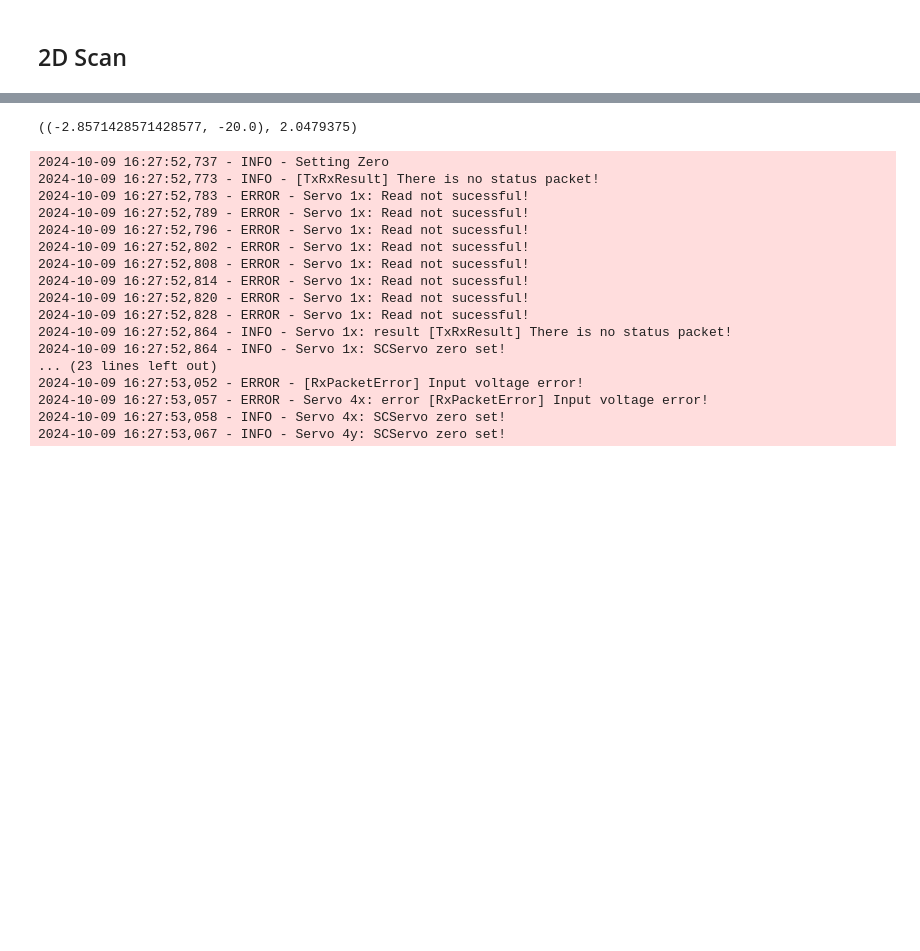
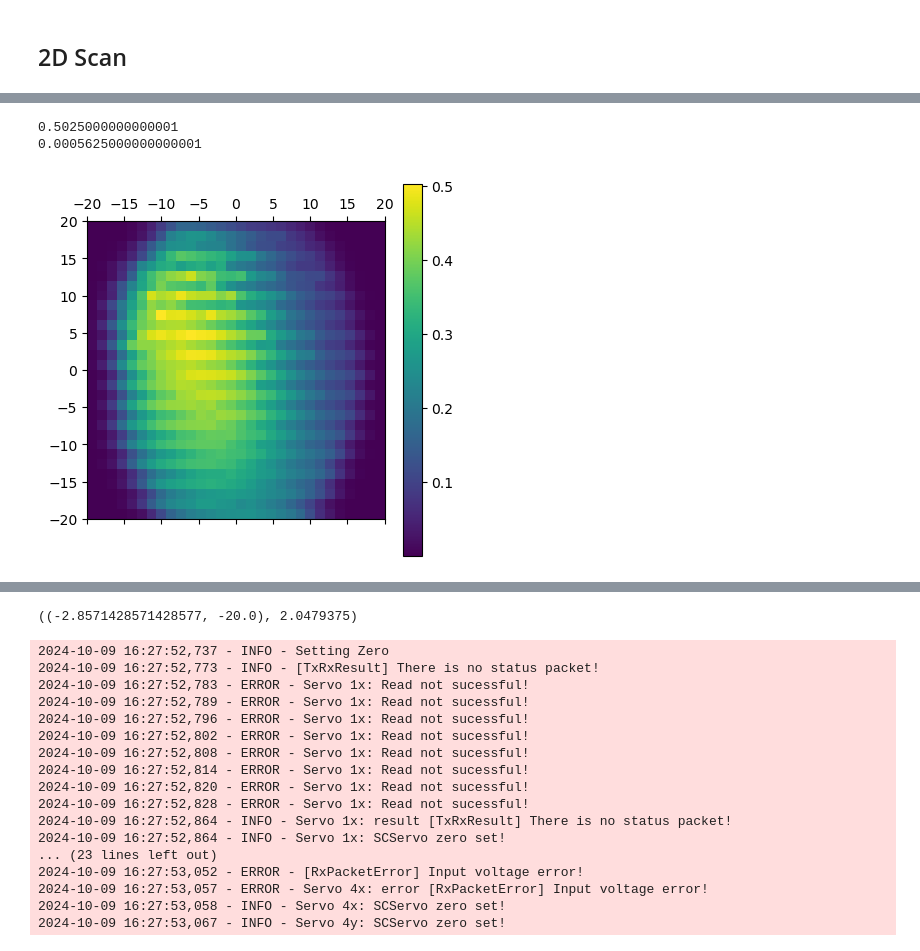
Before and after one commit to Stockholm254/servotest, a Jupyter notebook: src/expctl/servers/servoaligner/servocomp.ipynb, the cells around one changed output, grey strips where cells are left out. Drawn from its saved outputs; the diff is of its cells as text; code cells hidden in the pictures; blank space fills up the shorter version.

```diff
--- a/src/expctl/servers/servoaligner/servocomp.ipynb
+++ b/src/expctl/servers/servoaligner/servocomp.ipynb
@@ -118,3 +134,17 @@ def posmask2acceptfunc(posmask):
 # %%
 def slope2perpvec(slope):
     return np.array([slope,-1])
+# %%
+# jac_x0_pm_10 = np.load("/home/rydpiservo/servodata/servosetup1/jac_pm_10.npy")
+# jac_x0_pm10_lin70 = np.load("/home/rydpiservo/servodata/servosetup1/jac_pm10+lin70.npy")
+# jac_pm10_lin70_x0 = np.array([  3.97601789, -12.75706602 , -1.40358119  , 5.4416389 ])
+# jac_pm_10_x0= np.array([  4.09781643, -12.54083331 , -1.47266487 ,  5.22424871])
+jac_x0_pm10 = np.load("/home/rydpiservo/servodata/servosetup2/jac_pm_10.npz",allow_pickle=True)
+jac_pm10 = jac_x0_pm10['jac']
+jac_pm10_x0 = jac_x0_pm10['x0']
+print(jac_pm10)
+#
+jac_x0_pm10_rand10 = np.load("/home/rydpiservo/servodata/servosetup2/jac_pm10+rand10.npz",allow_pickle=True)
+jac_pm10_rand10 = jac_x0_pm10_rand10['jac']
+jac_pm10_rand10_x0 = jac_x0_pm10_rand10['x0']
+print(jac_pm10_rand10)
@@ -120,0 +174,8 @@ def slope2perpvec(slope):
+# %%
+N_pts = 30
+POS_MASK = A_X_Y_MASK
+SCAN_RANGE = 20
+cf = lambda para: callback_func(para,pos_mask=POS_MASK,jac=jac_pm10_rand10,jac_master_mask=A_POS_ALL_MASK,jac_x0 = jac_pm10_rand10_x0)
+X2,Y2,Z2 = motor_2d_scan(N_pts,SCAN_RANGE,servos,cf)
+np.savez("/home/rydpiservo/servodata/servosetup2/scan_AXY_pm10+rand10.npz",X2=X2,Y2=Y2,Z2=Z2)
+# %% [output]
@@ -121 +184,4 @@ def slope2perpvec(slope):
+0.5025000000000001
+0.0005625000000000001
+[figure, added]
 # %%
```
Also changed, not shown: parts of 10 cells of this notebook, 6 other files.
